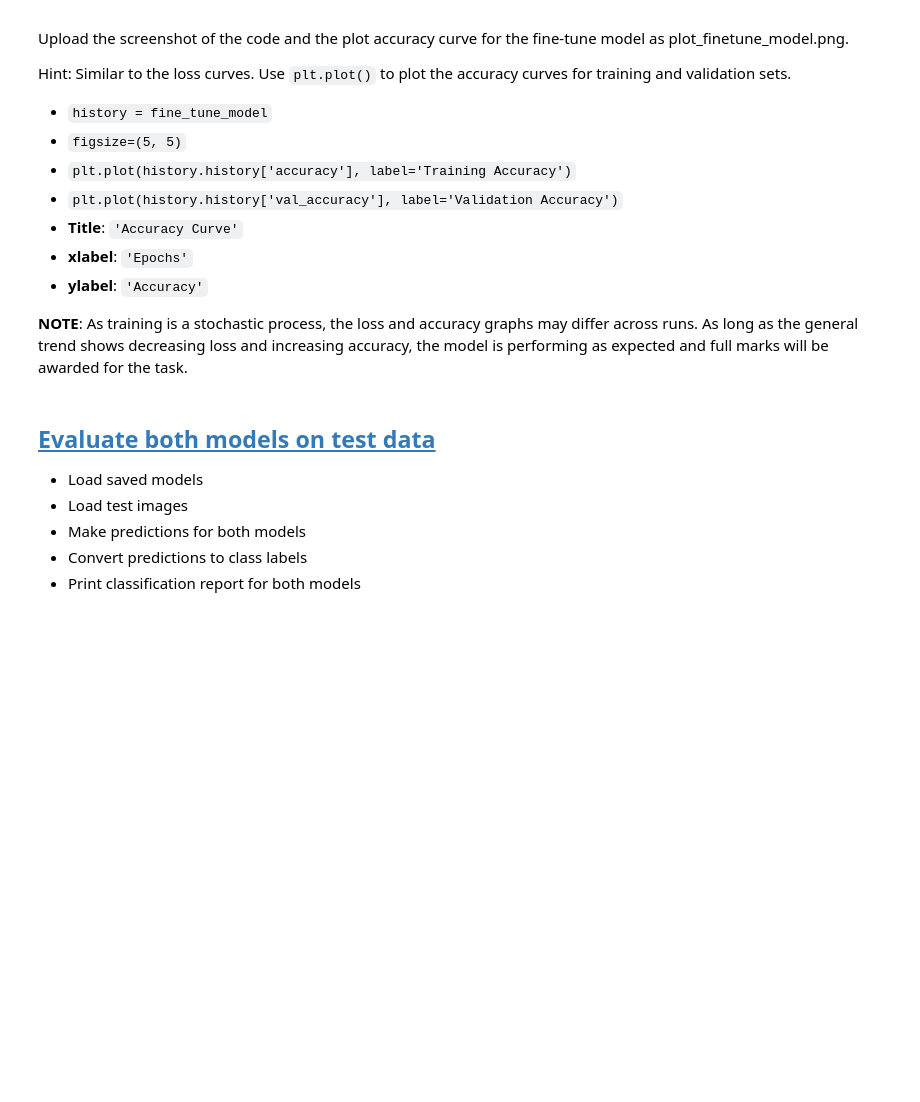
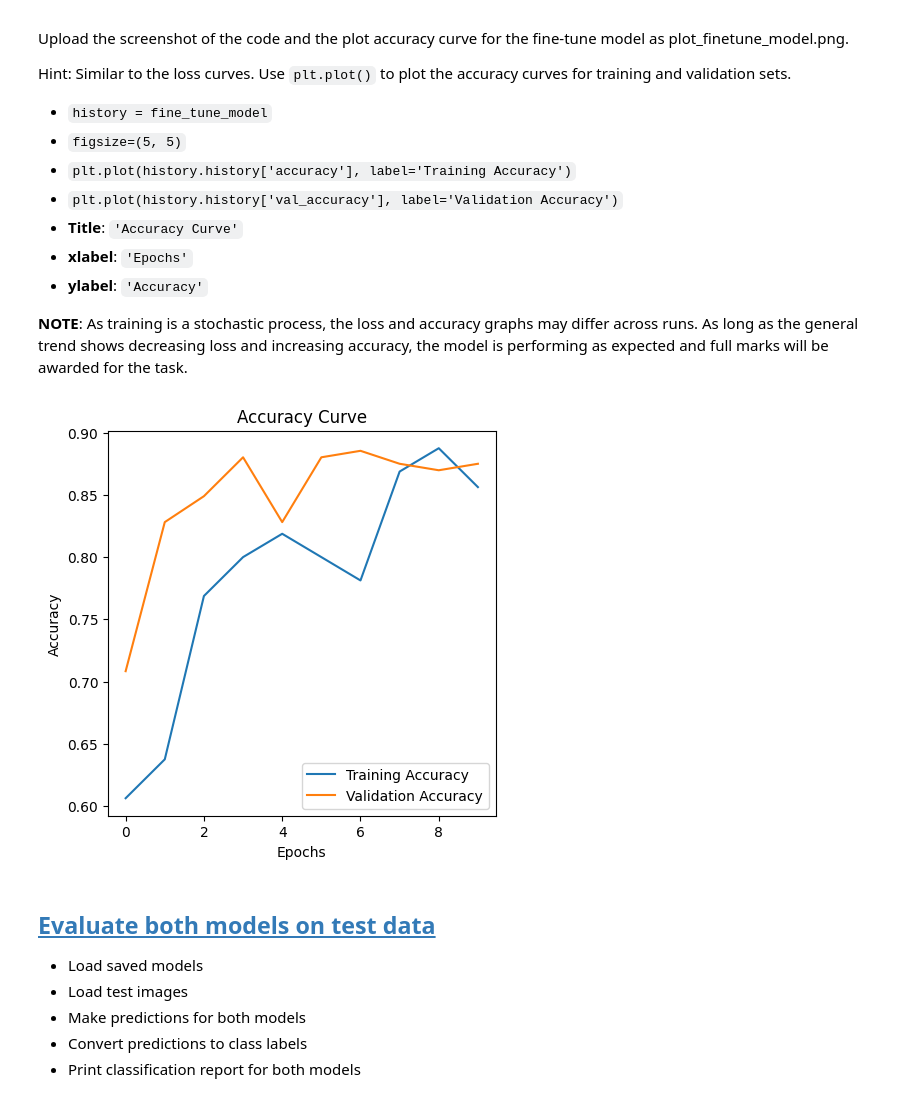
Before and after one commit to Temiloluwa-Oloye/Deep-Learning-with-Keras-and-TensorFlow, a Jupyter notebook: Final Proj-Classify Waste Products Using TL- FT-v1.ipynb, the cells around one changed output. Saved outputs shown, nothing was run; the diff lists cells and outputs as text; code cells hidden in the pictures; blank space fills up the shorter version.

```diff
--- a/Final Proj-Classify Waste Products Using TL- FT-v1.ipynb
+++ b/Final Proj-Classify Waste Products Using TL- FT-v1.ipynb
@@ -643,15 +767,17 @@ Hint: Similar to the loss curves. Use `plt.plot()` to plot the accuracy curves f
 # %%
 history = fine_tune_model
 
 # Task 8: Plot accuracy curves for training and validation sets  (fine tune model)
-plt.figsize(5, 5)
+plt.figure(figsize=(5, 5))
 plt.plot(history.history['accuracy'], label='Training Accuracy')
 plt.plot(history.history['val_accuracy'], label='Validation Accuracy')
 plt.title('Accuracy Curve')
 plt.xlabel('Epochs')
 plt.ylabel('Accuracy')
 plt.legend()
 plt.show()
+# %% [output]
+[figure, added]
 # %% [markdown]
 ## <a id='toc1_13_'></a>[Evaluate both models on test data](#toc0_)
 
```
Also changed, not shown: parts of 20 cells of this notebook.
